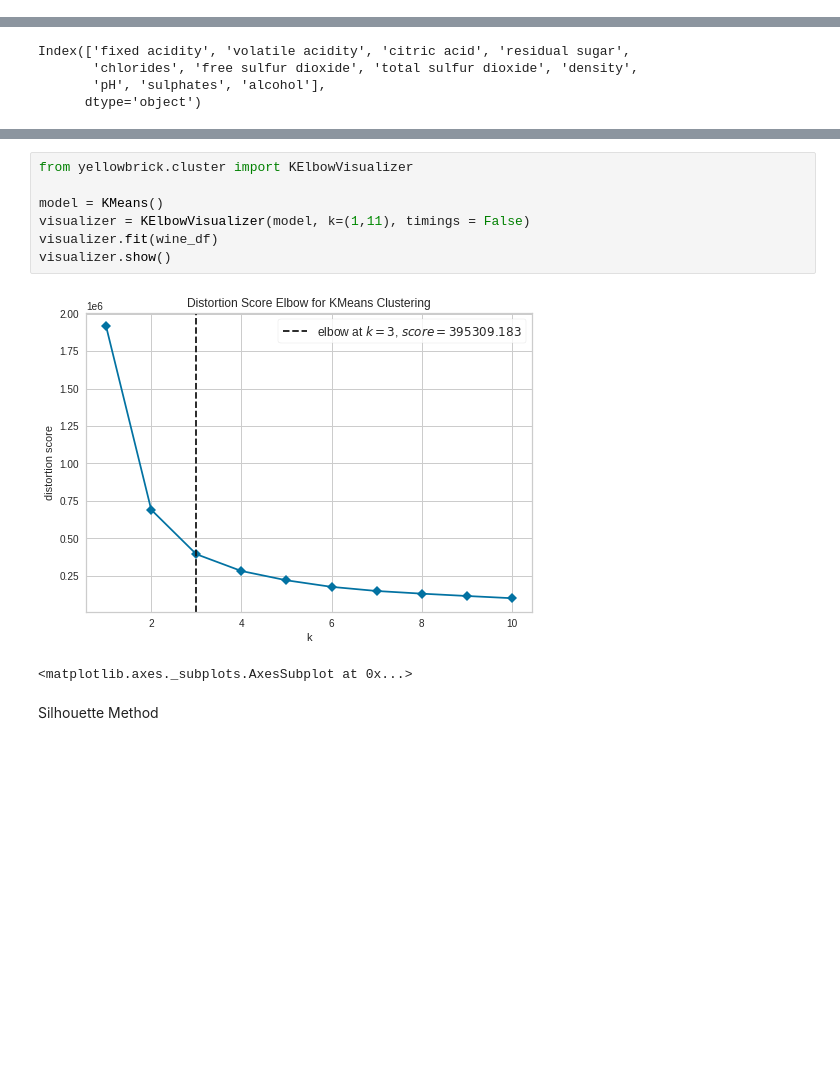
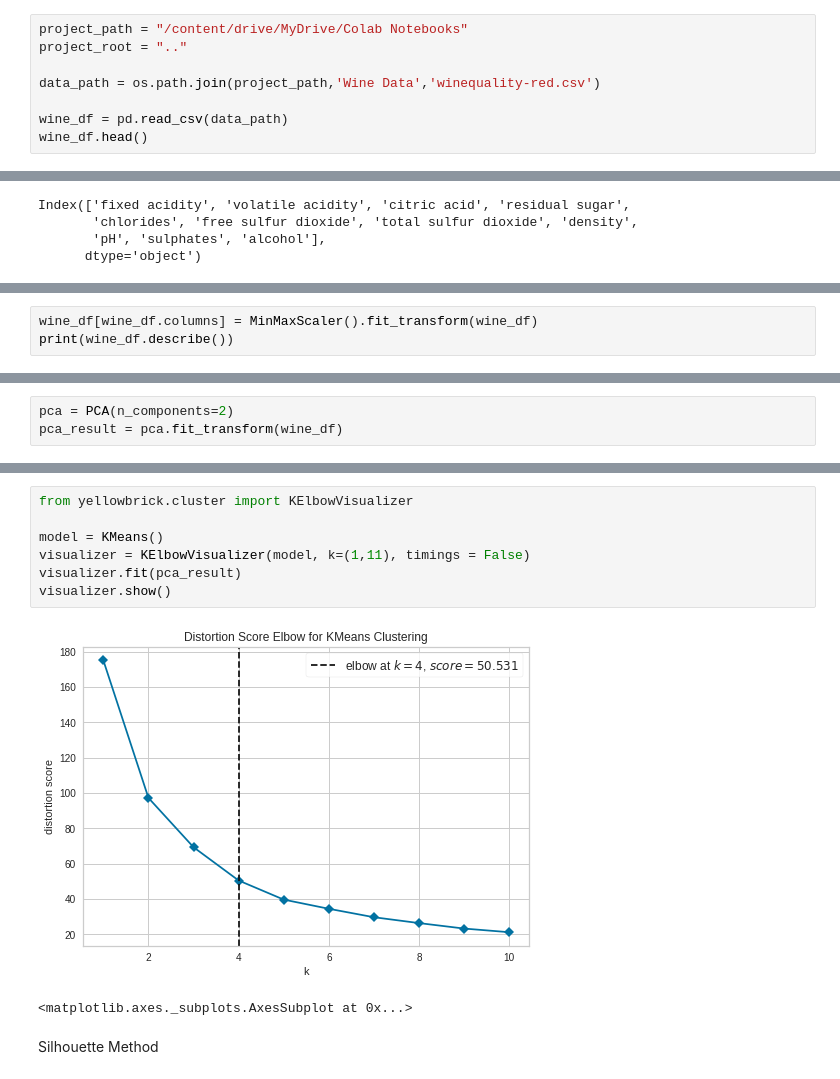
Before and after one commit to GeekiAdubea/Wine-Quality---KMeans-Clustering, a Jupyter notebook: Wine_Quality.ipynb, the cells around one changed output, grey strips where cells are left out. Saved outputs shown, nothing was run; the diff lists cells and outputs as text; blank space fills up the shorter version.

```diff
--- a/Wine_Quality.ipynb
+++ b/Wine_Quality.ipynb
@@ -24,0 +24,8 @@ wine_df.head()
+# %%
+project_path = "/content/drive/MyDrive/Colab Notebooks"
+project_root = ".."
+
+data_path = os.path.join(project_path,'Wine Data','winequality-red.csv')
+
+wine_df = pd.read_csv(data_path)
+wine_df.head()
@@ -93,0 +98,3 @@ Index(['fixed acidity', 'volatile acidity', 'citric acid', 'residual sugar',
+# %%
+wine_df[wine_df.columns] = MinMaxScaler().fit_transform(wine_df)
+print(wine_df.describe())
@@ -93,0 +121,3 @@ Index(['fixed acidity', 'volatile acidity', 'citric acid', 'residual sugar',
+# %%
+pca = PCA(n_components=2)
+pca_result = pca.fit_transform(wine_df)
@@ -126,12 +191,12 @@ Requirement already satisfied: threadpoolctl>=2.0.0 in /usr/local/lib/python3.7/
 # %%
 from yellowbrick.cluster import KElbowVisualizer
 
 model = KMeans()
 visualizer = KElbowVisualizer(model, k=(1,11), timings = False)
-visualizer.fit(wine_df)
+visualizer.fit(pca_result)
 visualizer.show()
 # %% [output]
-[figure, old version]
+[figure, new version]
 <matplotlib.axes._subplots.AxesSubplot at 0x...>
 # %% [markdown]
 Silhouette Method
```
Also changed, not shown: parts of 32 cells of this notebook.
